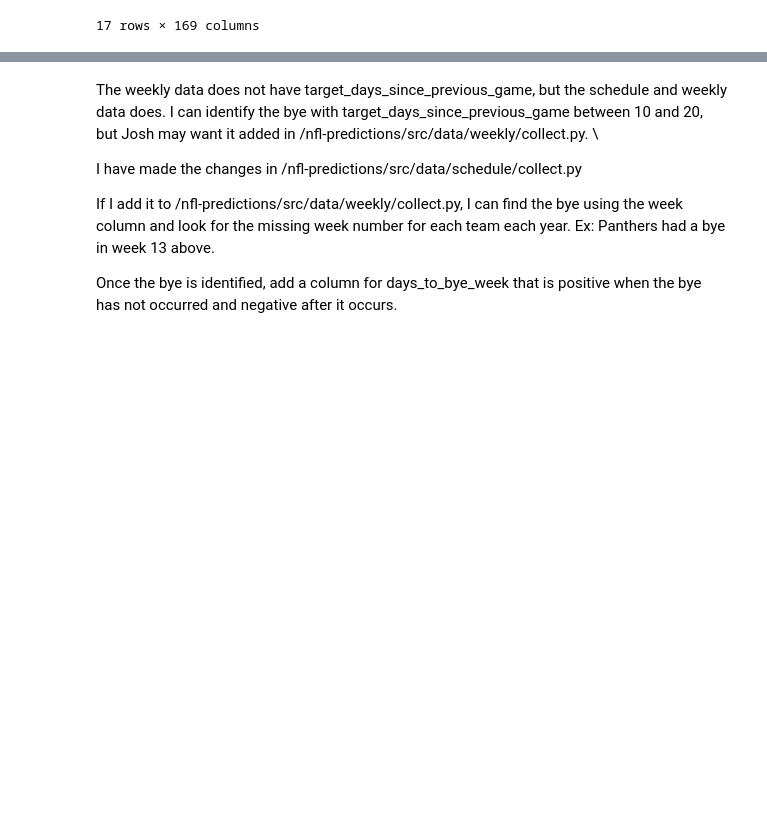
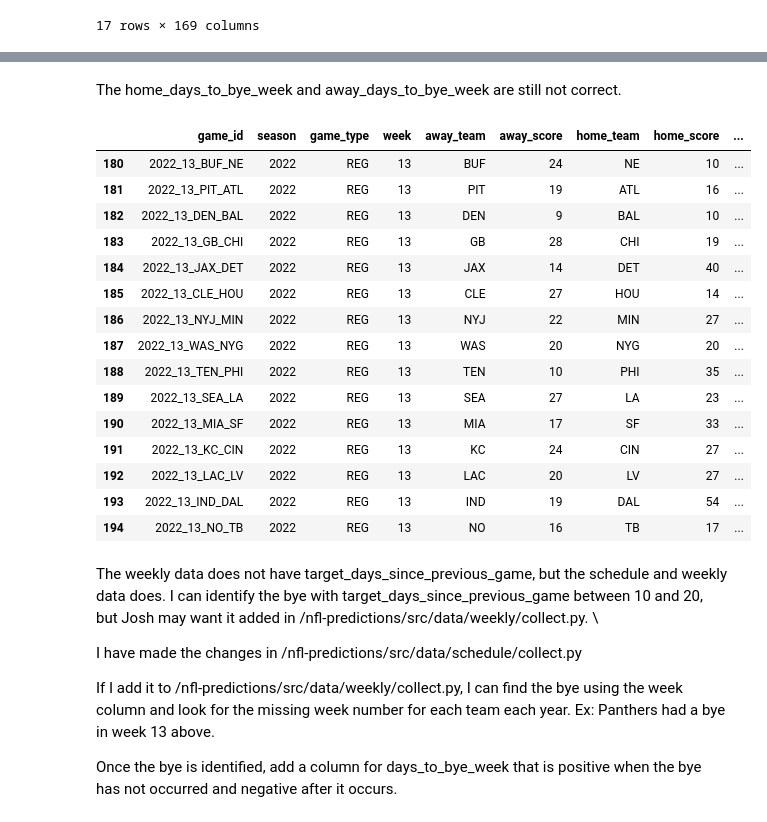
Before and after one commit to darkhark/nfl-predictions, a Jupyter notebook: notebooks/model_training/predict_games/schedule_and_weekly/Initial_EDA.ipynb, the cells around one changed output, grey strips where cells are left out. Drawn from its saved outputs; the diff is of its cells as text; code cells hidden in the pictures; blank space fills up the shorter version.

```diff
--- a/notebooks/model_training/predict_games/schedule_and_weekly/Initial_EDA.ipynb
+++ b/notebooks/model_training/predict_games/schedule_and_weekly/Initial_EDA.ipynb
@@ -183,3 +129,27 @@ schedule_df[schedule_df['week'] == 14][['game_id', 'season', 'game_type', 'week'
+# %% [markdown]
+The home_days_to_bye_week and away_days_to_bye_week are still not correct.
+# %%
+schedule_df[schedule_df['week'] == 13][['game_id', 'season', 'game_type', 'week',
+                                       'away_team', 'away_score', 'home_team', 'home_score',
+                                       'home_days_since_previous_game', 'away_days_since_previous_game']]
+                                    #    'home_days_to_bye_week', 'away_days_to_bye_week']]
+# %% [output]
+|  | game_id | season | game_type | week | away_team | away_score | home_team | home_score | ... |
+| 180 | 2022_13_BUF_NE | 2022 | REG | 13 | BUF | 24 | NE | 10 | ... |
+| 181 | 2022_13_PIT_ATL | 2022 | REG | 13 | PIT | 19 | ATL | 16 | ... |
+| 182 | 2022_13_DEN_BAL | 2022 | REG | 13 | DEN | 9 | BAL | 10 | ... |
+| 183 | 2022_13_GB_CHI | 2022 | REG | 13 | GB | 28 | CHI | 19 | ... |
+| 184 | 2022_13_JAX_DET | 2022 | REG | 13 | JAX | 14 | DET | 40 | ... |
+| 185 | 2022_13_CLE_HOU | 2022 | REG | 13 | CLE | 27 | HOU | 14 | ... |
+| 186 | 2022_13_NYJ_MIN | 2022 | REG | 13 | NYJ | 22 | MIN | 27 | ... |
+| 187 | 2022_13_WAS_NYG | 2022 | REG | 13 | WAS | 20 | NYG | 20 | ... |
+| 188 | 2022_13_TEN_PHI | 2022 | REG | 13 | TEN | 10 | PHI | 35 | ... |
+| 189 | 2022_13_SEA_LA | 2022 | REG | 13 | SEA | 27 | LA | 23 | ... |
+| 190 | 2022_13_MIA_SF | 2022 | REG | 13 | MIA | 17 | SF | 33 | ... |
+| 191 | 2022_13_KC_CIN | 2022 | REG | 13 | KC | 24 | CIN | 27 | ... |
+| 192 | 2022_13_LAC_LV | 2022 | REG | 13 | LAC | 20 | LV | 27 | ... |
+| 193 | 2022_13_IND_DAL | 2022 | REG | 13 | IND | 19 | DAL | 54 | ... |
+| 194 | 2022_13_NO_TB | 2022 | REG | 13 | NO | 16 | TB | 17 | ... |
 # %% [markdown]
 The weekly data does not have target_days_since_previous_game, but the schedule and weekly data does. I can identify the bye with target_days_since_previous_game between 10 and 20, but Josh may want it added in /nfl-predictions/src/data/weekly/collect.py. \
 
```
Also changed, not shown: parts of 11 cells of this notebook.
